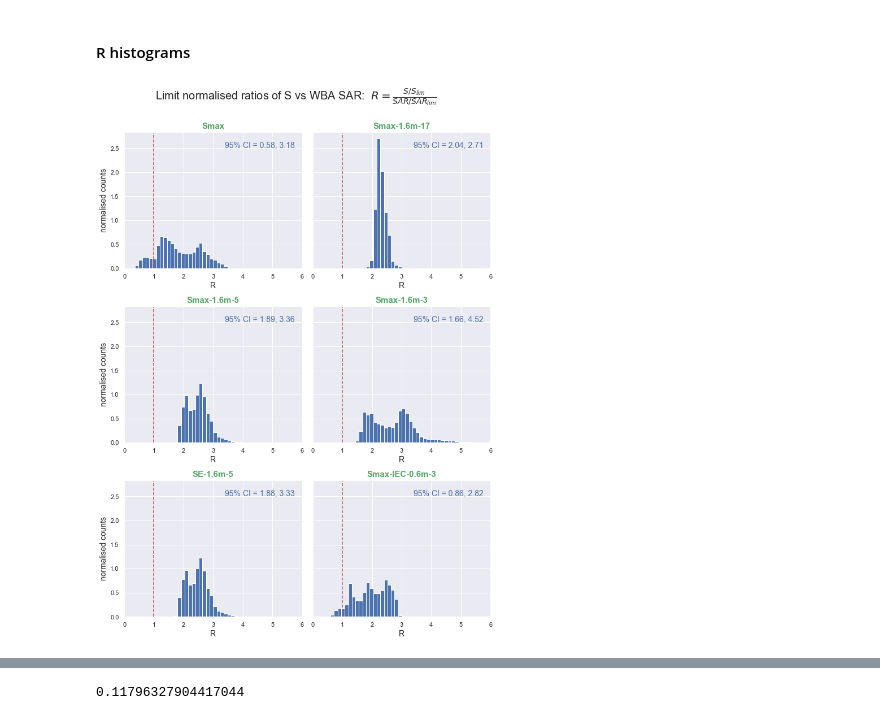
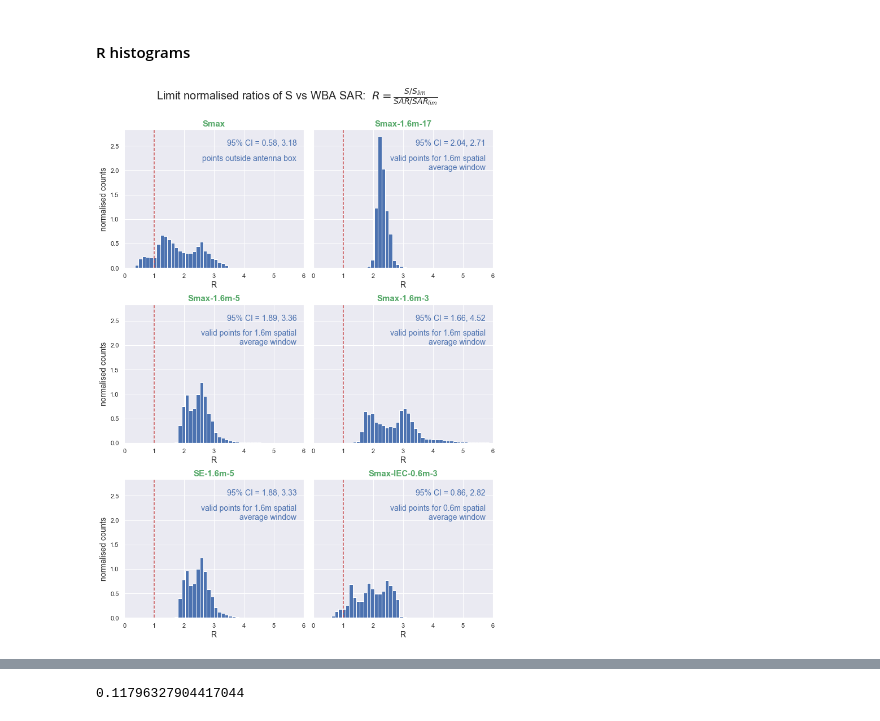
Before and after one commit to dreme/spatial-averaging-wg, a Jupyter notebook: notebooks/MBS_panel_trial2.ipynb, the cells around one changed output, grey strips where cells are left out. Drawn from its saved outputs; the diff is of its cells as text; code cells hidden in the pictures.

```diff
--- a/notebooks/MBS_panel_trial2.ipynb
+++ b/notebooks/MBS_panel_trial2.ipynb
@@ -93,7 +93,7 @@ antennabox = [xb, yb, zb]
 
 # Create the RFc object
 reload(RFcalcUC)
-R = RFcalcUC.RFc(freq, power, grid, antennabox)
+R = RFcalcUC.RFc(freq, power, grid, antennabox, spatavgL=1.6)
 R
 # %% [output]
 datadir = '../antennas/MBSpanel_2/data/'
@@ -214,3 +136,13 @@ R.S[~body.mask]
+# %%
+# Create filters for valid 1.6m and 2m spatial averaging points
+fsa16 = R.sf('spatavg', spatavgL=1.6) # valid 1.6m spatial averaging points
+fsa20 = R.sf('spatavg', spatavgL=2.0) # valid 2.0m spatial averaging points
+fsa06 = R.sf('spatavg', spatavgL=0.6) # valid 0.6m spatial averaging points
+foutant = R.sf('outant', offset=0)    # all points outside antenna box
+
+# Show invalid points for 1.6m spatial aveargaing, i.e. where 1.6m body intersects antenna
+RFcalcUC.show_grid_points(R.S[~fsa16.mask], fields=['SE'],hman=None,axv=(False,False,False),bgcolor='white',
+                          antenna=RFcalcUC.panelAntenna,title='0.2m outant')
 # %% [markdown]
 ## Data checks
 # %% [markdown]
@@ -310,0 +241,5 @@ R.hist(data='SARwbi', bins=100)
+# %%
+# Show SARwbi histogram
+f = fsa16
+f = R.sf('cb', offset=1.6, setting='pub')
+R.hist(data='Smax', f=f, bins=100)
@@ -630,10 +593,11 @@ Note that $R \geq 1 \Rightarrow$ WBA SAR is compliant if S is compliant
 Slim = 4.5
 SARlim = 0.08
 
-# Create normalised errors for SARwbi
-Slist = ['Smax','Smax-1.6m-17','Smax-1.6m-5','Smax-1.6m-3',
-         'SE-1.6m-5','Smax-IEC-0.6m-3']
+# Create list of fields and associated filters for R ratios
+Slist = ['Smax',  'Smax-1.6m-17','Smax-1.6m-5','Smax-1.6m-3','SE-1.6m-5','Smax-IEC-0.6m-3']
+flist = [foutant, fsa16,         fsa16,        fsa16,        fsa16,      fsa06]
 
+# Create S columns for R ratios
 for Si in Slist:
     cr = (R.S[Si]/Slim) / (R.S.SARwbi/SARlim)
     crname = f'{Si} SARwbi compliance ratio'
@@ -643,4 +607,6 @@ for Si in Slist:
     dBcrname = f'dB {Si} SARwbi compliance ratio'
     R.addS(dBcr, dBcrname, f'dB Ratio of {Si} compliance to SARwbi compliance')
 
-R.datatitles
+# Create list of Slist column names for compliance ratios
+dtlist =   [dt for scol in Slist for dt in R.datatitles if scol+' ' in dt and 'compliance' in dt and 'dB' not in dt]
+dtdBlist = [dt for scol in Slist for dt in R.datatitles if scol+' ' in dt and 'compliance' in dt and 'dB' in dt]
@@ -726,7 +686,7 @@ def histR(Slist,dB=False,cols=2,mask=None):
 #### R histograms
 # %%
 # R histograms for Slist
-histR(Slist,dB=False,cols=2,mask=body.mask)
+histR(Slist,dtlist,flist,cols=2)
 plt.savefig(plotdir + 'R histogram body.png', dpi=150)
 # %% [output]
-[figure, old version]
+[figure, new version]
```
Also changed, not shown: parts of 50 cells of this notebook, 37 other files.
